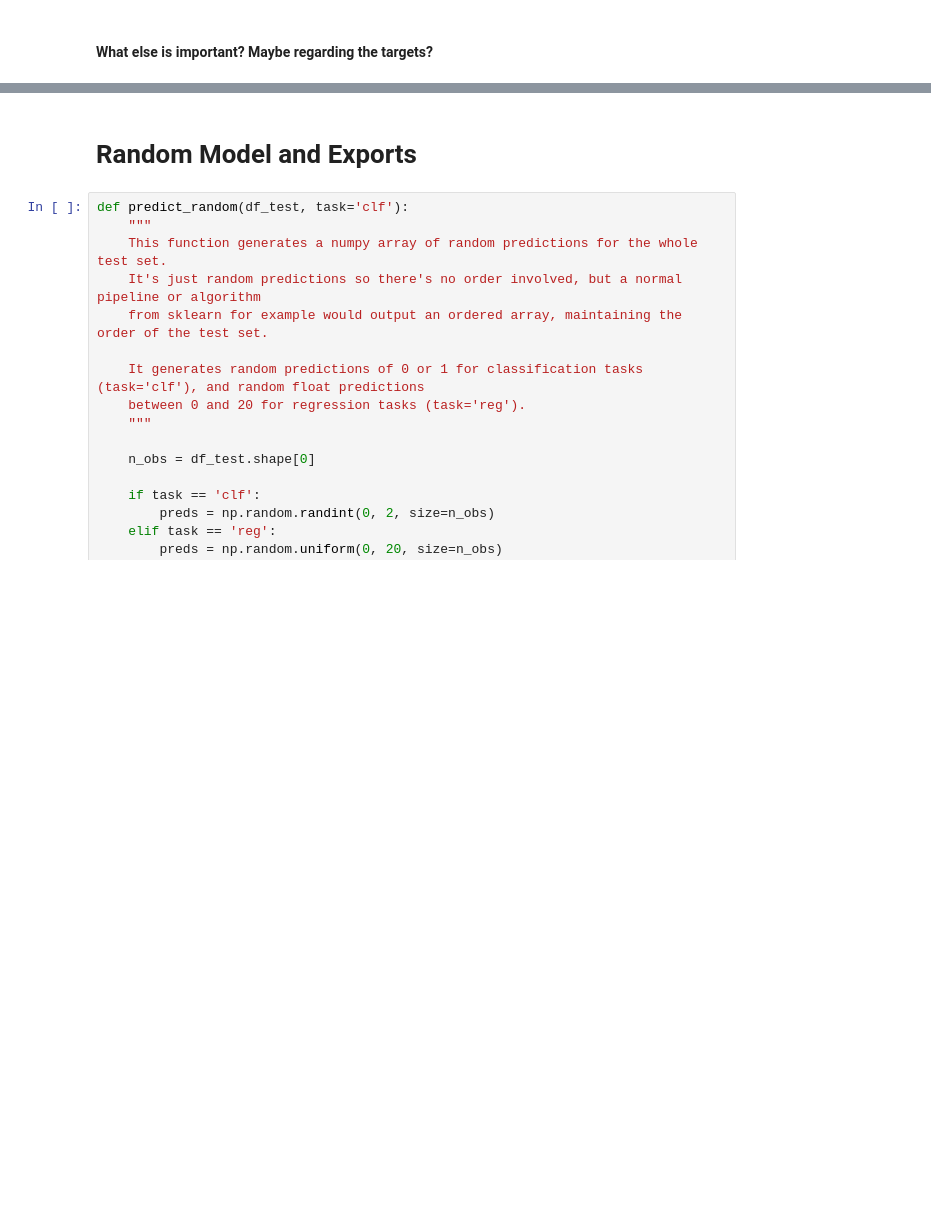
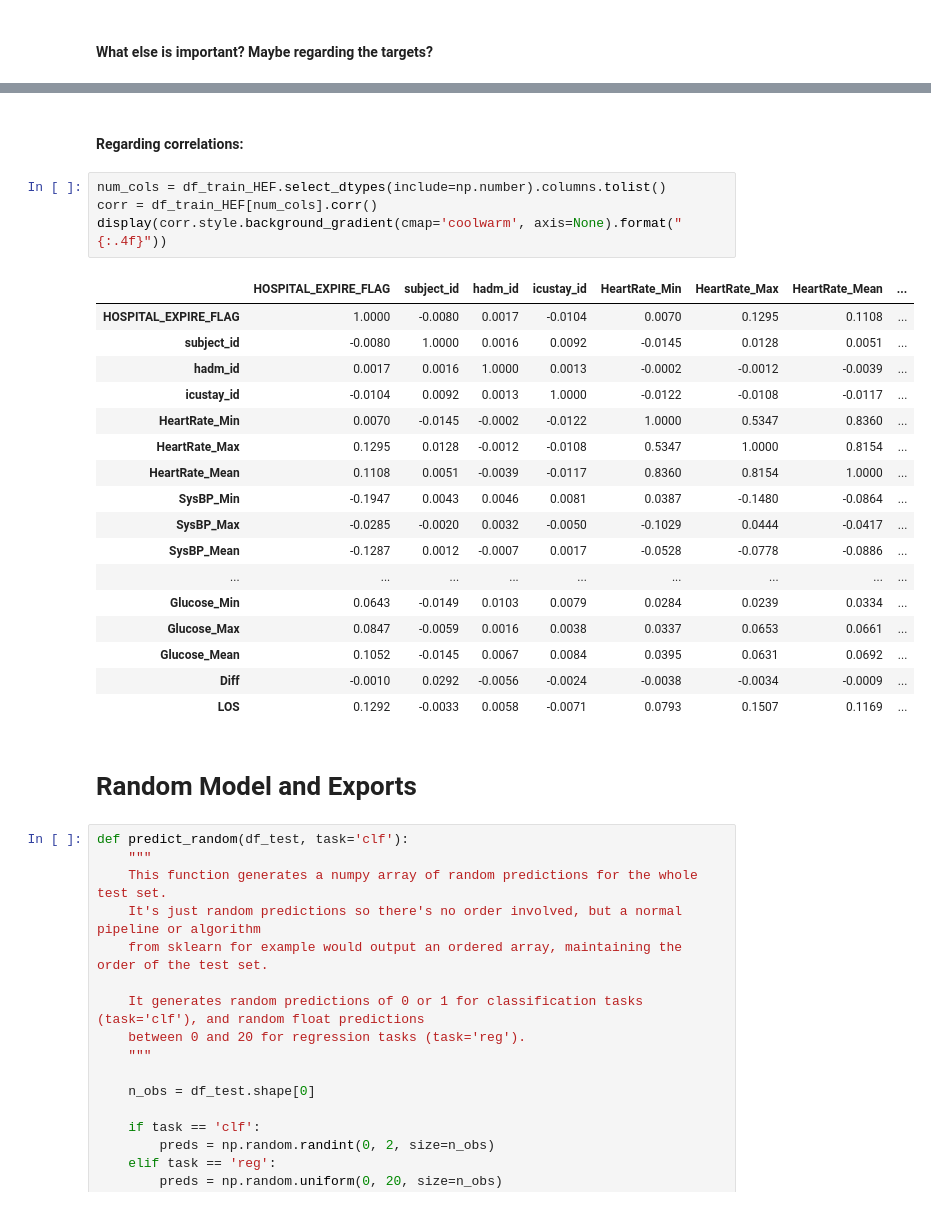
Before and after one commit to guill-mr/ML_TA_Sessions, a Jupyter notebook: session_3/ample_lex_CML_2025.ipynb, the cells around one changed output, grey strips where cells are left out. Cells and saved outputs as stored; diff of their text form; blank space fills up the shorter version.

```diff
--- a/session_3/ample_lex_CML_2025.ipynb
+++ b/session_3/ample_lex_CML_2025.ipynb
@@ -148,3 +194,27 @@ As a result, in order to create a valid submission file, you need to create:
+# %% [markdown]
+#### Regarding correlations:
+# %%
+num_cols = df_train_HEF.select_dtypes(include=np.number).columns.tolist()
+corr = df_train_HEF[num_cols].corr()
+display(corr.style.background_gradient(cmap='coolwarm', axis=None).format("{:.4f}"))
+# %% [output]
+|  | HOSPITAL_EXPIRE_FLAG | subject_id | hadm_id | icustay_id | HeartRate_Min | HeartRate_Max | HeartRate_Mean | ... |
+| HOSPITAL_EXPIRE_FLAG | 1.0000 | -0.0080 | 0.0017 | -0.0104 | 0.0070 | 0.1295 | 0.1108 | ... |
+| subject_id | -0.0080 | 1.0000 | 0.0016 | 0.0092 | -0.0145 | 0.0128 | 0.0051 | ... |
+| hadm_id | 0.0017 | 0.0016 | 1.0000 | 0.0013 | -0.0002 | -0.0012 | -0.0039 | ... |
+| icustay_id | -0.0104 | 0.0092 | 0.0013 | 1.0000 | -0.0122 | -0.0108 | -0.0117 | ... |
+| HeartRate_Min | 0.0070 | -0.0145 | -0.0002 | -0.0122 | 1.0000 | 0.5347 | 0.8360 | ... |
+| HeartRate_Max | 0.1295 | 0.0128 | -0.0012 | -0.0108 | 0.5347 | 1.0000 | 0.8154 | ... |
+| HeartRate_Mean | 0.1108 | 0.0051 | -0.0039 | -0.0117 | 0.8360 | 0.8154 | 1.0000 | ... |
+| SysBP_Min | -0.1947 | 0.0043 | 0.0046 | 0.0081 | 0.0387 | -0.1480 | -0.0864 | ... |
+| SysBP_Max | -0.0285 | -0.0020 | 0.0032 | -0.0050 | -0.1029 | 0.0444 | -0.0417 | ... |
+| SysBP_Mean | -0.1287 | 0.0012 | -0.0007 | 0.0017 | -0.0528 | -0.0778 | -0.0886 | ... |
+| ... | ... | ... | ... | ... | ... | ... | ... | ... |
+| Glucose_Min | 0.0643 | -0.0149 | 0.0103 | 0.0079 | 0.0284 | 0.0239 | 0.0334 | ... |
+| Glucose_Max | 0.0847 | -0.0059 | 0.0016 | 0.0038 | 0.0337 | 0.0653 | 0.0661 | ... |
+| Glucose_Mean | 0.1052 | -0.0145 | 0.0067 | 0.0084 | 0.0395 | 0.0631 | 0.0692 | ... |
+| Diff | -0.0010 | 0.0292 | -0.0056 | -0.0024 | -0.0038 | -0.0034 | -0.0009 | ... |
+| LOS | 0.1292 | -0.0033 | 0.0058 | -0.0071 | 0.0793 | 0.1507 | 0.1169 | ... |
 # %% [markdown]
 # Random Model and Exports
 # %%
```
Also changed, not shown: parts of 5 cells of this notebook, 3 other files.
